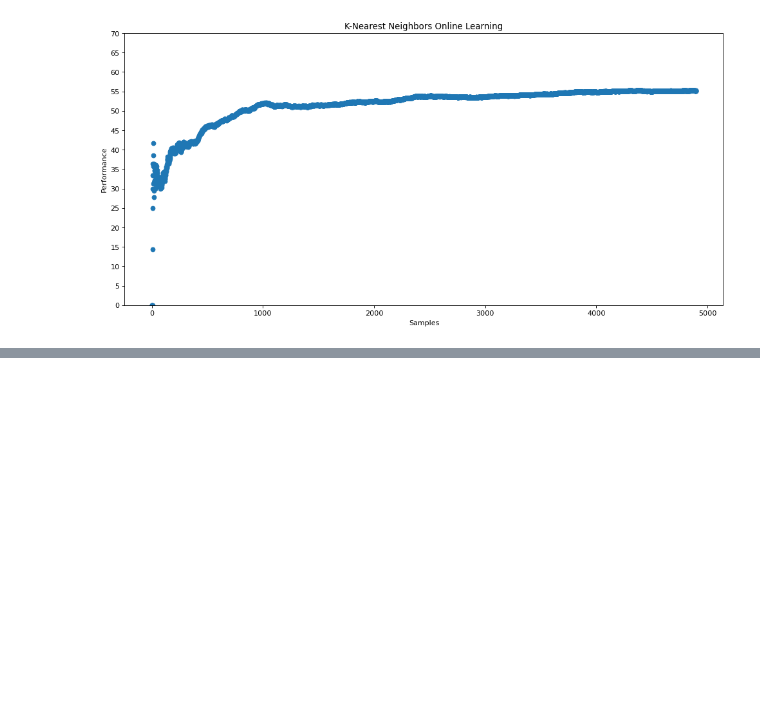
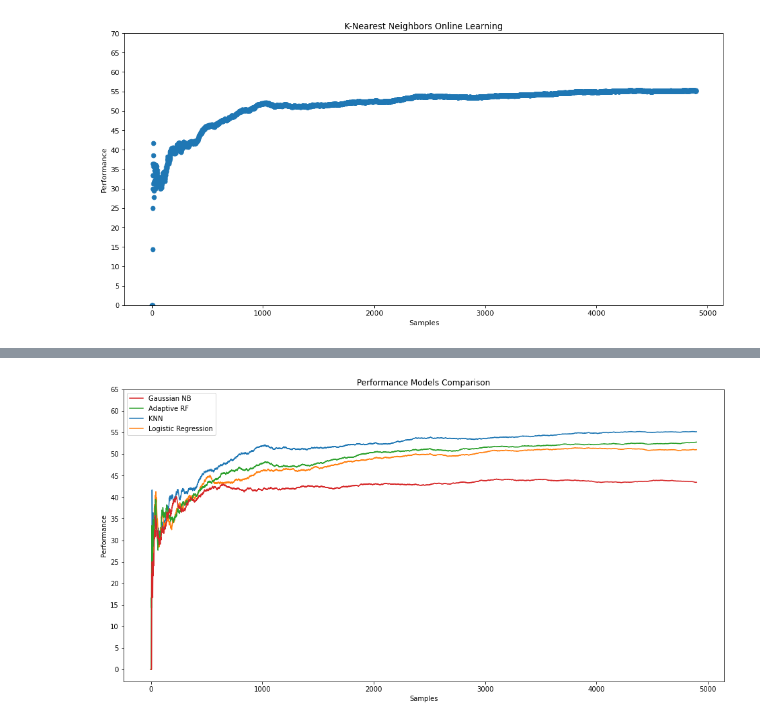
Before and after one commit to LucaMagini/Online-Learning, a Jupyter notebook: Online_Learning.ipynb, the cells around one changed output, grey strips where cells are left out. Saved outputs shown, nothing was run; the diff lists cells and outputs as text; code cells hidden in the pictures; blank space fills up the shorter version.

Commit message:
Showing the Results for Online Learning

```diff
--- a/Online_Learning.ipynb
+++ b/Online_Learning.ipynb
@@ -221,7 +216,7 @@ model = Pipeline(
 print("[INFO] starting training...")
 metric = Accuracy()
 
-values = []
+lr_values = []
 
 #Looping over the dataset one row at a time
 for (i, (X, y)) in enumerate(dataset):
@@ -230,7 +225,7 @@ for (i, (X, y)) in enumerate(dataset):
     preds = model.predict_one(X)
     model = model.learn_one(X, y)
     metric = metric.update(y, preds)
-    values.append((i, float(str(metric).split(':')[1].strip()[:-1])))
+    lr_values.append((i, float(str(metric).split(':')[1].strip()[:-1])))
     if i%500 == 0:
         print("[INFO] update {} - {}".format(i, metric))
 
@@ -355,7 +350,7 @@ model = Pipeline(
 print("[INFO] starting training...")
 metric = Accuracy()
 
-values = []
+randomforest_values = []
 
 #Looping over the dataset one row at a time
 for (i, (X, y)) in enumerate(dataset):
@@ -364,7 +359,7 @@ for (i, (X, y)) in enumerate(dataset):
     preds = model.predict_one(X)
     model = model.learn_one(X, y)
     metric = metric.update(y, preds)
-    values.append((i, float(str(metric).split(':')[1].strip()[:-1])))
+    randomforest_values.append((i, float(str(metric).split(':')[1].strip()[:-1])))
     if i%500 == 0:
         print("[INFO] update {} - {}".format(i, metric))
 
@@ -411,7 +406,7 @@ model = Pipeline(
 print("[INFO] starting training...")
 metric = Accuracy()
 
-values = []
+gaussianNB_values = []
 
 #Loop over the dataset one row at a time
 for (i, (X, y)) in enumerate(dataset):
@@ -420,7 +415,7 @@ for (i, (X, y)) in enumerate(dataset):
     preds = model.predict_one(X)
     model = model.learn_one(X, y)
     metric = metric.update(y, preds)
-    values.append((i, float(str(metric).split(':')[1].strip()[:-1])))
+    gaussianNB_values.append((i, float(str(metric).split(':')[1].strip()[:-1])))
     if i%500 == 0:
         print("[INFO] update {} - {}".format(i, metric))
 
@@ -555,7 +550,7 @@ model = (
 print("[INFO] starting training...")
 metric = Accuracy()
 
-values = []
+knn_values = []
 
 # loop over the dataset
 for (i, (X, y)) in enumerate(dataset):
@@ -564,7 +559,7 @@ for (i, (X, y)) in enumerate(dataset):
     preds = model.predict_one(X)
     model = model.learn_one(X, y)
     metric = metric.update(y, preds)
-    values.append((i, float(str(metric).split(':')[1].strip()[:-1])))
+    knn_values.append((i, float(str(metric).split(':')[1].strip()[:-1])))
     if i%500 == 0:
         print("[INFO] update {} - {}".format(i, metric))
 
@@ -598,0 +604,15 @@ plt.show()
+# %%
+#Plotting the results
+plt.figure(figsize=(16,8))
+knn = plt.plot(*zip(*knn_values), label = "KNN")
+lr = plt.plot(*zip(*lr_values), label = "Logistic Regression")
+randomForest = plt.plot(*zip(*randomforest_values), label = "Adaptive RF")
+gaussianNB = plt.plot(*zip(*gaussianNB_values), label = "Gaussian NB")
+plt.yticks(np.arange(0, 70, 5))
+plt.title("Performance Models Comparison")
+plt.xlabel("Samples")
+plt.ylabel("Performance")
+plt.legend(handles=[gaussianNB[0], randomForest[0], knn[0], lr[0]], loc = "best")
+plt.show()
+# %% [output]
+[figure, added]
```
Also changed, not shown: parts of 9 cells of this notebook.
